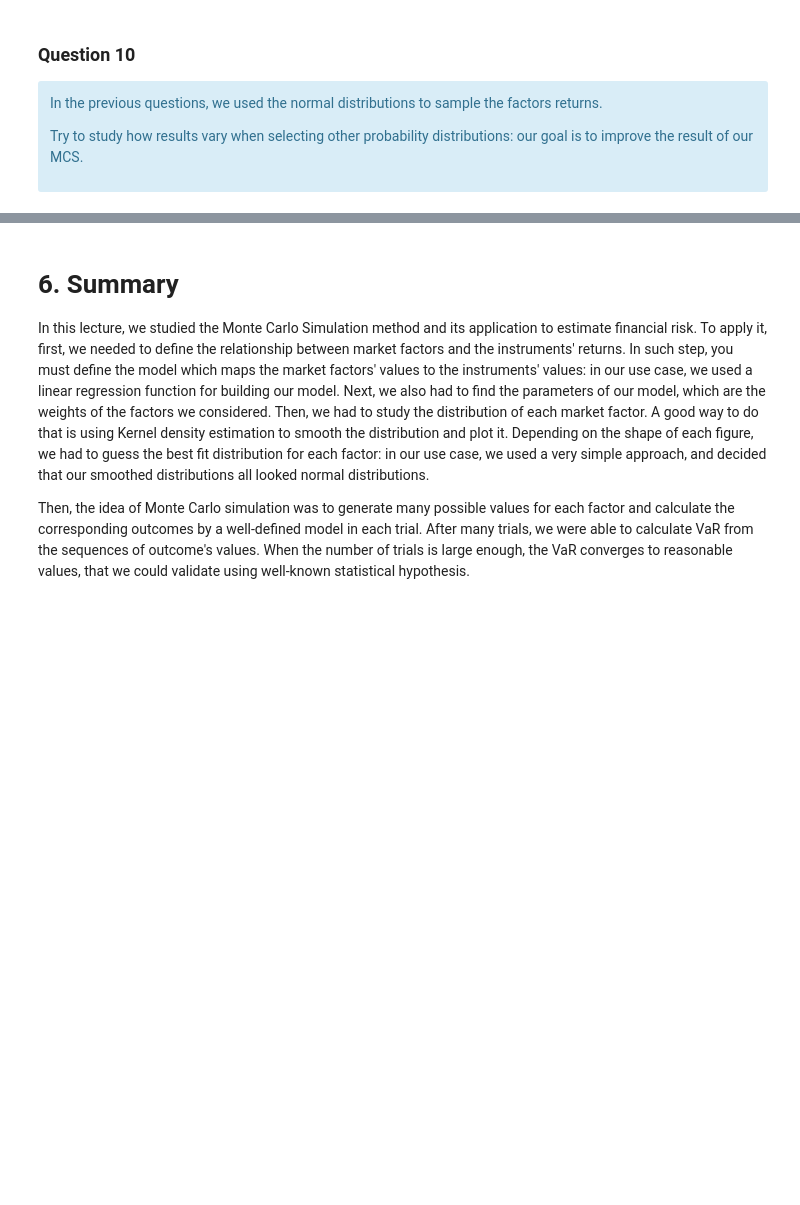
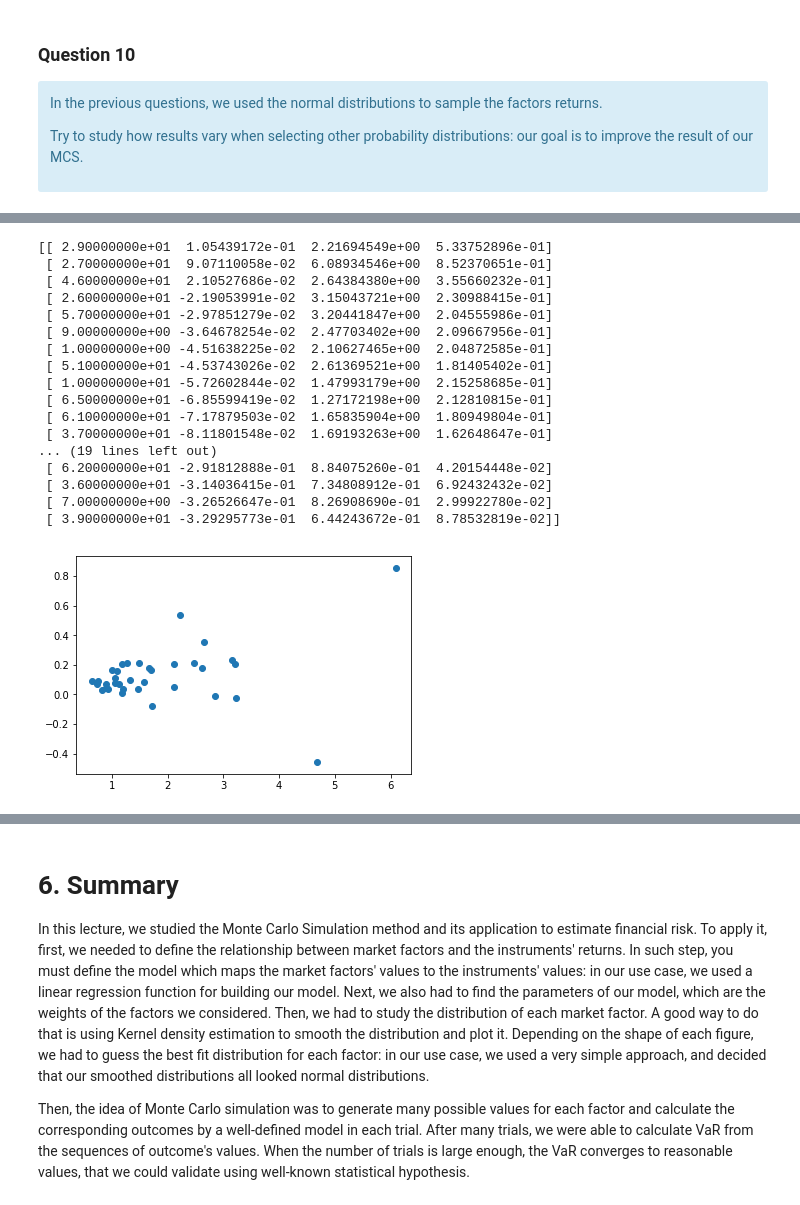
Before and after one commit to mabjork/Algorithmic-Machine-Learning, a Jupyter notebook: Notebooks/MC.ipynb, the cells around one changed output, grey strips where cells are left out. Cells and saved outputs as stored; diff of their text form; code cells hidden in the pictures; blank space fills up the shorter version.

```diff
--- a/Notebooks/MC.ipynb
+++ b/Notebooks/MC.ipynb
@@ -563,21 +572,18 @@ Trim data of stocks and factors into the given time interval.
 
 # trim into a specific time region
 # and fill up the missing values
-stocks = list(map(lambda stock: \
-            fillInHistory(
-                trimToRegion(stock, start, end),
-            start, end),
-        rawStocks))
+def trimStocks(rawStocks,start,end):
+    return list(map(lambda stock: fillInHistory(trimToRegion(stock, start, end) , start, end), rawStocks))
 
-
+stocks = trimStocks(rawStocks,start,end)
 
 # merge two factors, trim each factor into a time region
 # and fill up the missing values
+def trimFactors(rawFactors,start,end):
+    return list(map(lambda factor: fillInHistory(trimToRegion(factor,start,end),start,end),allfactors))
+
 allfactors = factors1 + factors2
-factors = list(map(lambda factor: fillInHistory(
-                       trimToRegion(factor,start,end),
-                   start,end),
-                   allfactors))
+factors = trimFactors(allfactors,start,end)
 
 # test our code
 print("the first 5 records of stock 0:", stocks[0][:5], "\n")
@@ -1218,0 +1340,51 @@ Try to study how results vary when selecting other probability distributions: ou
+# %%
+
+rawStocks = readStockFiles(100)
+
+start1 = datetime(year=2009, month=1, day=1)
+end1 = datetime(year=2014, month=1, day=1)
+
+stocks = trimStocks(rawStocks,start1,end1)
+factors = trimFactors(allfactors,start1,end1)
+factorsReturns = list(map(twoWeekReturns, factors))
+stocksReturns = list(map(twoWeekReturns, stocks))
+#US30_bonds = np.array(factors[1])[:,1]
+#print(US30_bonds)
+E_US30 = np.average(factorsReturns[1])
+#E_factors = np.average(factors,axis=0)
+
+
+#print(stocksReturns[0])
+def chooseStocks(stocksReturns,numStocks):
+    avg_returns = np.average(stocksReturns,axis=1)
+    std = np.std(stocksReturns,axis=1)
+    sharpe = (avg_returns - 0.3) / std
+    stocks = np.array(sorted(np.array([range(len(sharpe)),sharpe,std,avg_returns]).T,key=lambda x:x[1],reverse=True))
+    stocks = np.array(list(filter(lambda x: x[2]< 100,stocks)))
+    return stocks[:numStocks]
+
+
+stocks = chooseStocks(stocksReturns,35)
+print(stocks)
+best_stocks = stocks[:,0]
+plt.scatter(stocks[:,2],stocks[:,3])
+plt.show()
+# %% [output]
+[[ 2.90000000e+01  1.05439172e-01  2.21694549e+00  5.33752896e-01]
+ [ 2.70000000e+01  9.07110058e-02  6.08934546e+00  8.52370651e-01]
+ [ 4.60000000e+01  2.10527686e-02  2.64384380e+00  3.55660232e-01]
+ [ 2.60000000e+01 -2.19053991e-02  3.15043721e+00  2.30988415e-01]
+ [ 5.70000000e+01 -2.97851279e-02  3.20441847e+00  2.04555986e-01]
+ [ 9.00000000e+00 -3.64678254e-02  2.47703402e+00  2.09667956e-01]
+ [ 1.00000000e+00 -4.51638225e-02  2.10627465e+00  2.04872585e-01]
+ [ 5.10000000e+01 -4.53743026e-02  2.61369521e+00  1.81405402e-01]
+ [ 1.00000000e+01 -5.72602844e-02  1.47993179e+00  2.15258685e-01]
+ [ 6.50000000e+01 -6.85599419e-02  1.27172198e+00  2.12810815e-01]
+ [ 6.10000000e+01 -7.17879503e-02  1.65835904e+00  1.80949804e-01]
+ [ 3.70000000e+01 -8.11801548e-02  1.69193263e+00  1.62648647e-01]
+... (19 lines left out)
+ [ 6.20000000e+01 -2.91812888e-01  8.84075260e-01  4.20154448e-02]
+ [ 3.60000000e+01 -3.14036415e-01  7.34808912e-01  6.92432432e-02]
+ [ 7.00000000e+00 -3.26526647e-01  8.26908690e-01  2.99922780e-02]
+ [ 3.90000000e+01 -3.29295773e-01  6.44243672e-01  8.78532819e-02]]
+[figure, added]
```
Also changed, not shown: parts of 21 cells of this notebook.
